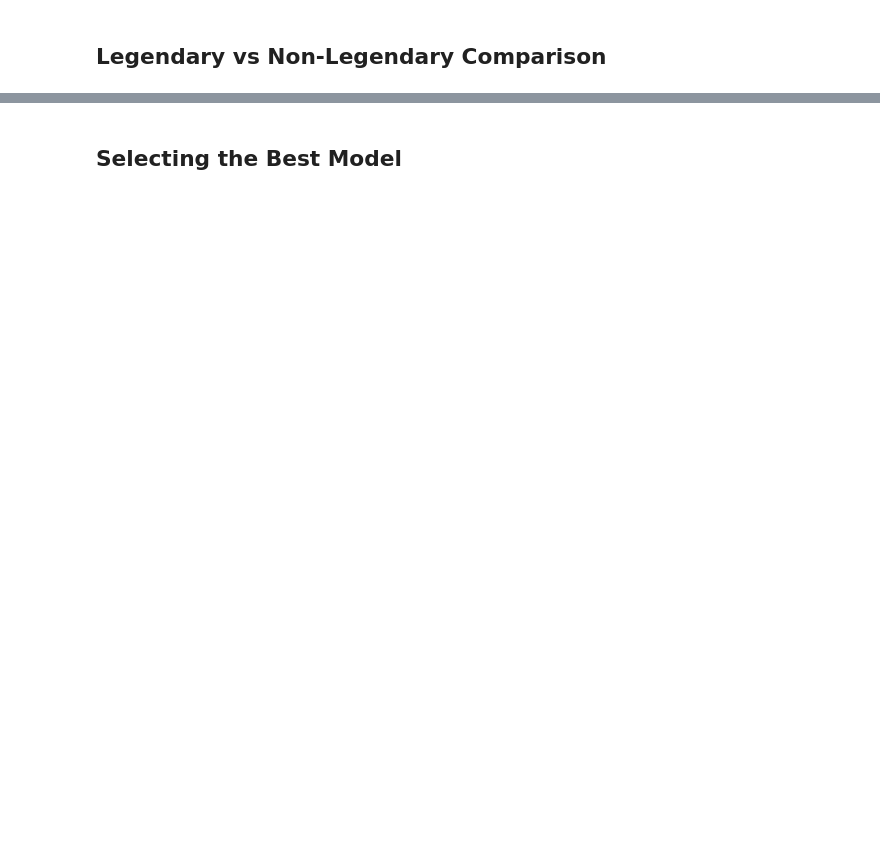
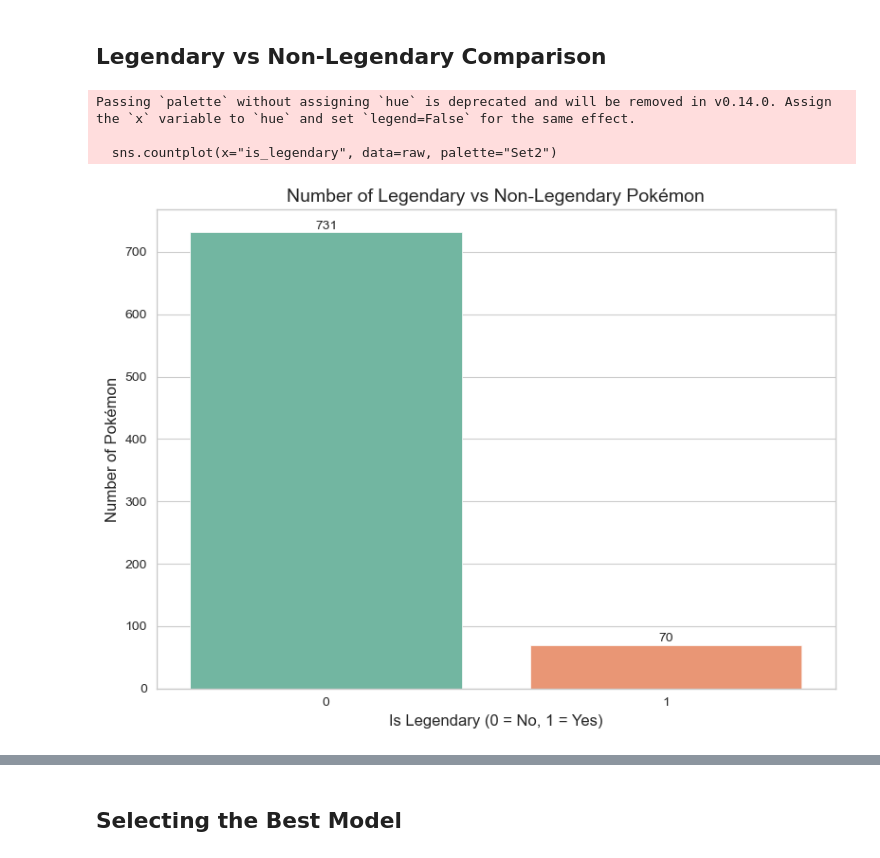
Before and after one commit to kcamaradanso/Pokemon_MLOps, a Jupyter notebook: Notebook/analysis.ipynb, the cells around one changed output, grey strips where cells are left out. Saved outputs shown, nothing was run; the diff lists cells and outputs as text; code cells hidden in the pictures; blank space fills up the shorter version.

```diff
--- a/Notebook/analysis.ipynb
+++ b/Notebook/analysis.ipynb
@@ -156,8 +368,23 @@ plt.show()
 # %% [markdown]
 ## Legendary vs Non-Legendary Comparison
 # %%
+plt.figure(figsize=(8,6))
 
-plt.figure(figsize=(8,6))
-sns.boxplot(x="is_legendary", y="base_total", data=raw)
-plt.title("Base Total: Legendary vs Non-Legendary")
+sns.countplot(x="is_legendary", data=raw, palette="Set2")
+
+plt.title("Number of Legendary vs Non-Legendary Pokémon", fontsize=14)
+plt.xlabel("Is Legendary (0 = No, 1 = Yes)")
+plt.ylabel("Number of Pokémon")
+
+# Add value labels on top of bars
+counts = raw["is_legendary"].value_counts()
+for i, v in enumerate(counts.sort_index()):
+    plt.text(i, v + 5, str(v), ha='center')
+
+plt.tight_layout()
 plt.show()
+# %% [output]
+Passing `palette` without assigning `hue` is deprecated and will be removed in v0.14.0. Assign the `x` variable to `hue` and set `legend=False` for the same effect.
+
+  sns.countplot(x="is_legendary", data=raw, palette="Set2")
+[figure, added]
```
Also changed, not shown: parts of 30 cells of this notebook.
